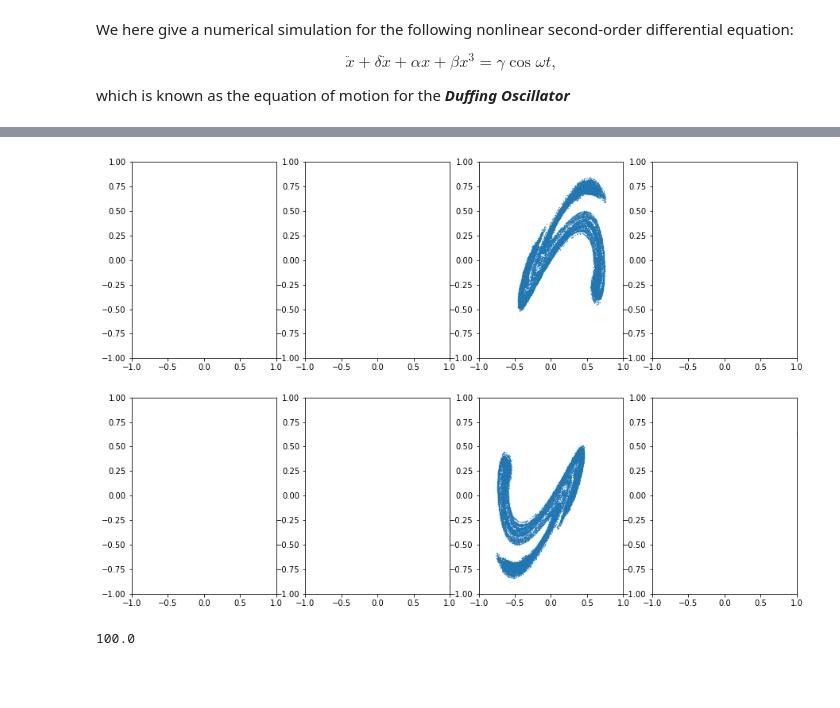
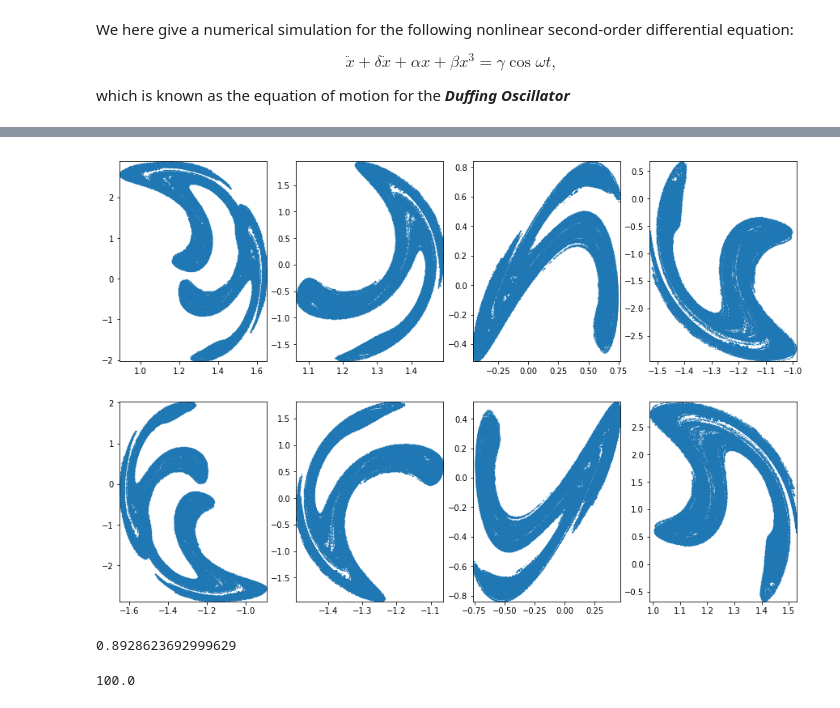
Before and after one commit to jarndejong/numerical_pendulum, a Jupyter notebook: Duffing_oscillator.ipynb, the cells around one changed output, grey strips where cells are left out. Cells and saved outputs as stored; diff of their text form; code cells hidden in the pictures; blank space fills up the shorter version.

Commit message:
Reran some simulations for plots

```diff
--- a/Duffing_oscillator.ipynb
+++ b/Duffing_oscillator.ipynb
@@ -35,7 +35,7 @@ T_drive = np.pi*2/omega
 # Define the timestep
 dt = 0.02*T_drive
 # Define the total time of the simulation
-total_osc = 50000
+total_osc = 500000
 t_tot = total_osc*T_drive # sec
 
 ## Give initial values
@@ -75,9 +75,17 @@ for poincarephase in poincarephases:
 # %%
 fig1 = plt.figure(figsize = (15,10))
 for i in range(n_subplots):
-    ax = fig1.add_subplot(2,4,i+1,xlim=[-1,1],ylim=[-1,1])
+    xlim = [min(poincare_points_x[i]), max(poincare_points_x[i])]
+    ylim = [min(poincare_points_v[i]), max(poincare_points_v[i])]
+    ax = fig1.add_subplot(2,4,i+1,xlim=xlim,ylim=ylim)
     plt.scatter(poincare_points_x[i],poincare_points_v[i],s = 0.05, marker = 'o')
 # %% [output]
-[figure, old version]
+[figure, new version]
+# %%
+i = 0
+xlim = [1.2*min(poincare_points_x[i]), 1.1*max(poincare_points_x[i])]
+min(poincare_points_x[i])
+# %% [output]
+0.8928623692999629
 # %%
 def get_poincare(y_all,phase,offset,cutoff):
```
Also changed, not shown: parts of 3 cells of this notebook, 2 other files.
